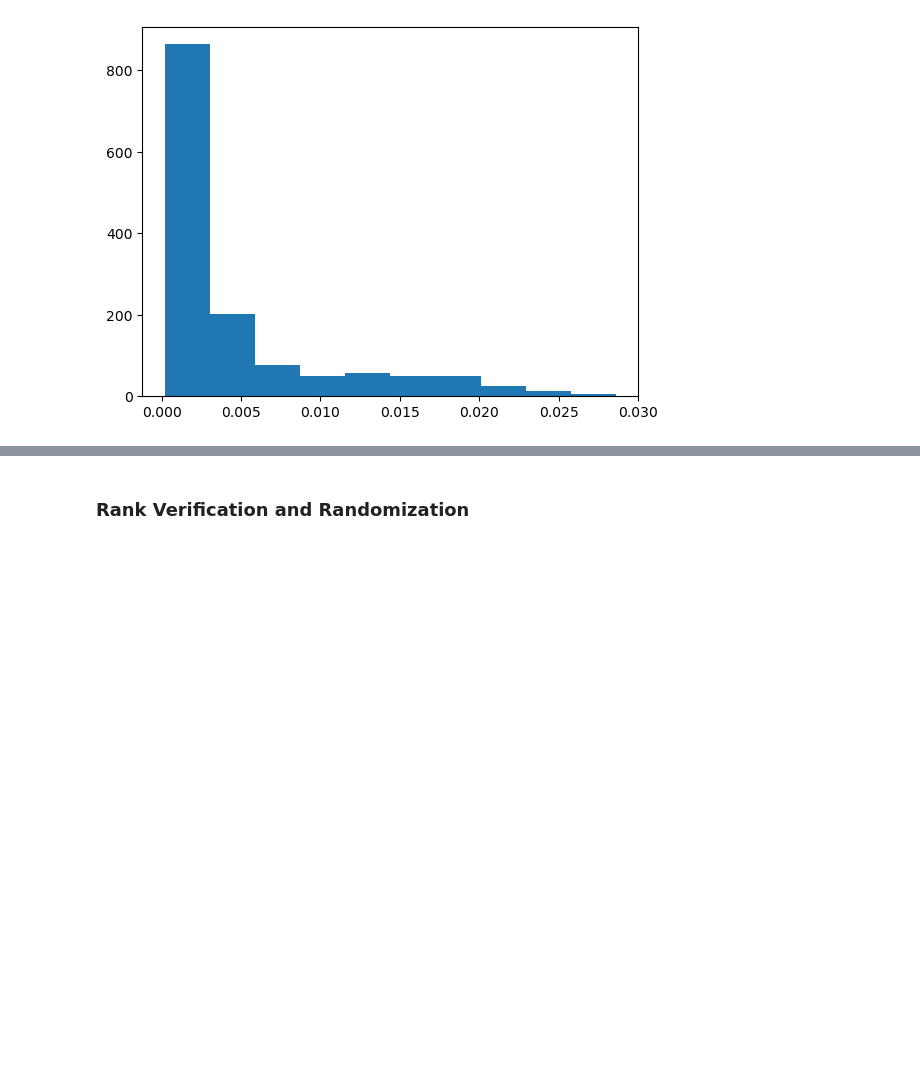
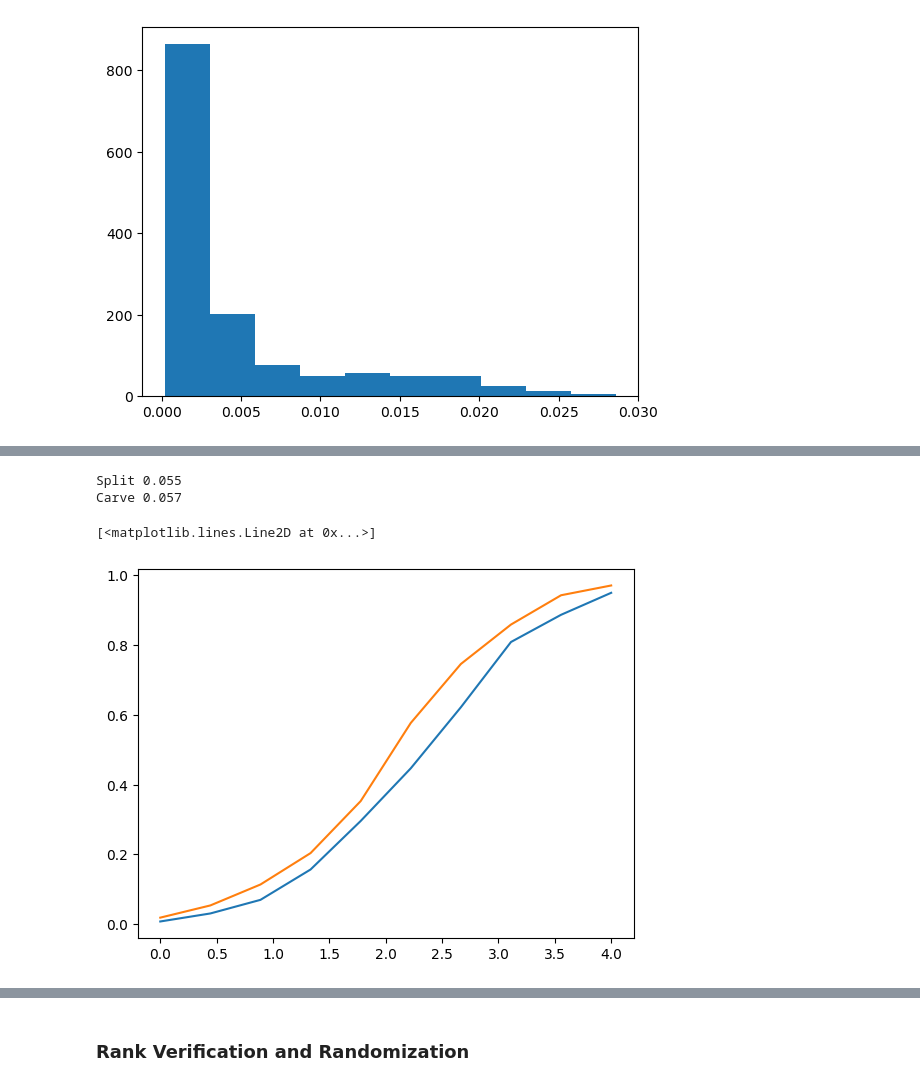
Before and after one commit to AnavSood/seldom, a Jupyter notebook: plots.ipynb, the cells around one changed output, grey strips where cells are left out. Cells and saved outputs as stored; diff of their text form; code cells hidden in the pictures; blank space fills up the shorter version.

```diff
--- a/plots.ipynb
+++ b/plots.ipynb
@@ -390,0 +398,18 @@ print(len(diffs))
+# %%
+n=1000
+n_sig = 10
+
+means = np.concatenate([np.full(n_sig, 2), np.full(n-n_sig, -2)])
+stds = np.ones(len(means))
+# %%
+def sample_hybrid_data(real=True):
+    if real:
+        v = 0
+    else:
+        v = 1
+    n = len(means)
+    X = means + np.random.normal(0, v, size=n) * stds
+    Z = np.random.normal(0, 1, size=n) * stds
+    X1 = X + Z
+    X2 = X - Z
+    return X, X1, X2
@@ -390,0 +620,62 @@ print(len(diffs))
+# %%
+N=1000
+alpha = 0.05
+n = 100
+
+X1 = np.random.normal(0, 1, size=(N, n)) * np.sqrt(2)
+X2 = np.random.normal(0, 1, size=(N, n)) * np.sqrt(2)
+
+def integrand(x, t):
+        return 1 - norm.cdf(t - norm.ppf(1-x))
+
+W = np.argmax(X1, axis=1)
+p = 1 - norm.cdf((X1[np.arange(N), W] + X2[np.arange(N), W])/2)
+p2 = 1 - norm.cdf(X2[np.arange(N), W]/np.sqrt(2))
+X1_sorted = np.sort(X1, axis=1)
+ts = X1_sorted[:, n-2]
+p_adj = np.zeros(N)
+
+for i in tqdm(range(N)):
+    num, error = integrate.quad(integrand, 0, p[i], args=(ts[i],))
+    den = 1 - norm.cdf(ts[i]/np.sqrt(2))
+    p_adj[i] = num/den
+
+print('Split', np.mean(p2 < alpha))
+print('Carve', np.mean(p_adj < alpha))
+# %% [output]
+Split 0.055
+Carve 0.057
+# %%
+N=1000
+alpha = 0.05
+mus = np.linspace(0, 4, 10)
+
+def integrand(x, t):
+        return 1 - norm.cdf(t - norm.ppf(1-x))
+
+split_power = np.zeros(len(mus))
+carve_power = np.zeros(len(mus))
+for i, mu in tqdm(enumerate(mus)):
+    sigma = np.sqrt(2)  # standard deviation
+    lower_bound = 2  # truncation from below
+
+    # Calculate the a and b for the truncnorm function
+    a = (lower_bound - mu) / sigma
+    b = np.inf
+    X1 = truncnorm.rvs(a, b, loc=mu, scale=sigma, size=N)
+    X2 = np.random.normal(mu, 1, size=N)
+    p = 1 - norm.cdf( (X1 + X2)/2 )
+    p_adj = np.zeros(N)
+    for j in tqdm(range(N)):
+        num, error = integrate.quad(integrand, 0, p[j], args=(lower_bound,))
+        den = 1 - norm.cdf(lower_bound/np.sqrt(2))
+        p_adj[j] = num/den
+    p2 = 1 - norm.cdf(X2/np.sqrt(2))
+    split_power[i] = np.mean(p2 < alpha)
+    carve_power[i] = np.mean(p_adj < alpha)
+
+plt.plot(mus, split_power, label='split')
+plt.plot(mus, carve_power, label='carve')
+# %% [output]
+[<matplotlib.lines.Line2D at 0x...>]
+[figure, added]
```
Also changed, not shown: parts of 52 cells of this notebook, 1 other file.
